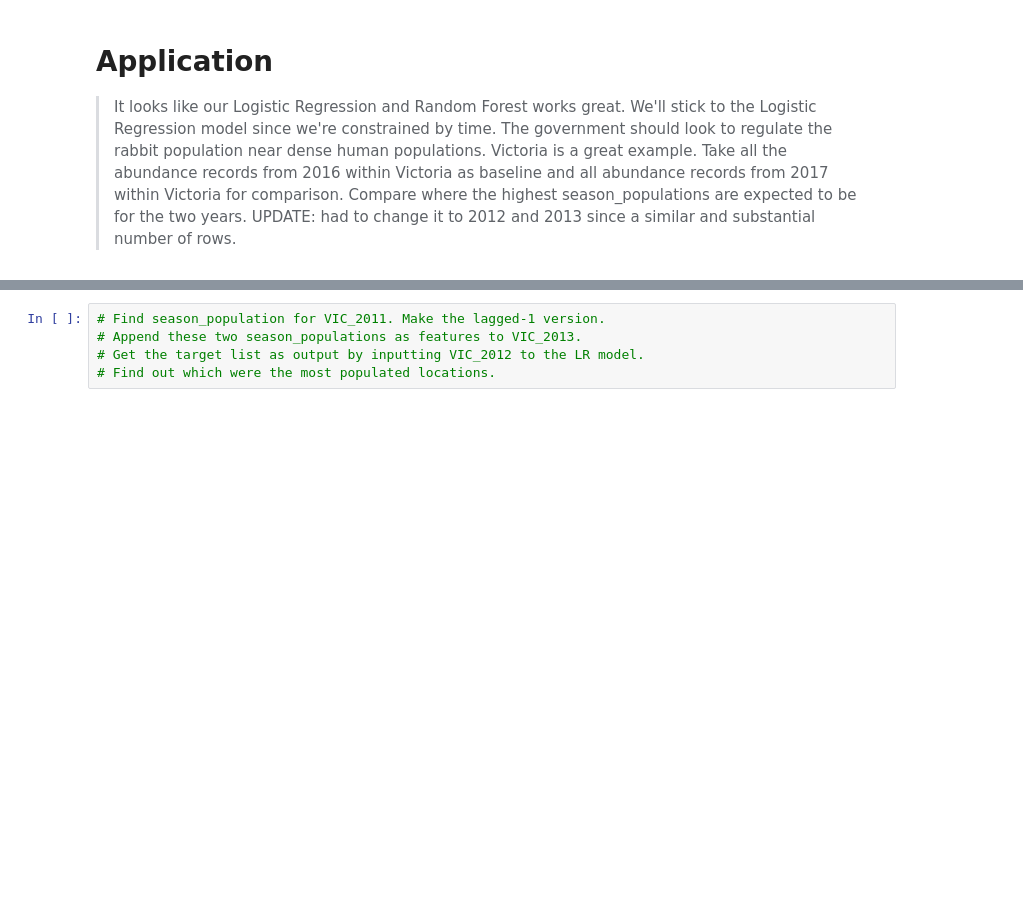
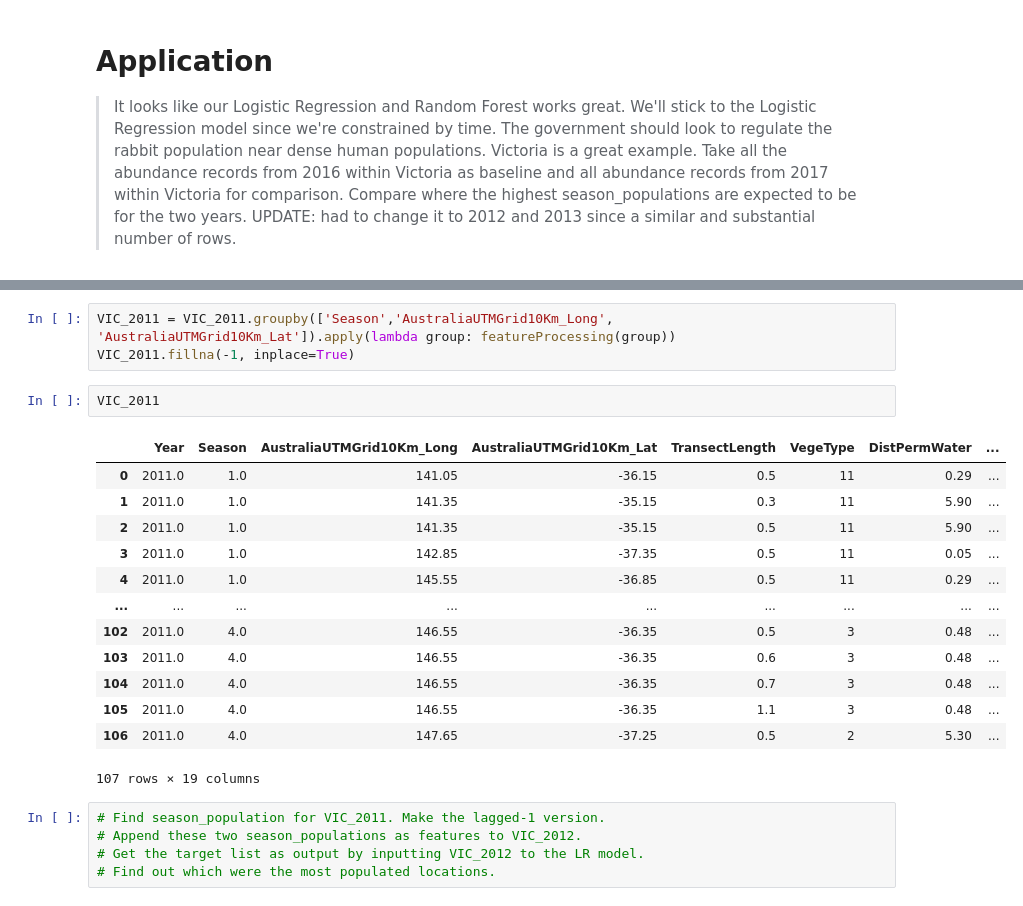
Before and after one commit to MichaelSalSail/Rabbits_ML_3HJ, a Jupyter notebook: Beware_Bunnies_Apr_19 - Edited_Dor.ipynb, the cells around one changed output, grey strips where cells are left out. Cells and saved outputs as stored; diff of their text form; blank space fills up the shorter version.

```diff
--- a/Beware_Bunnies_Apr_19 - Edited_Dor.ipynb
+++ b/Beware_Bunnies_Apr_19 - Edited_Dor.ipynb
@@ -1715,5 +1753,24 @@ The respective row counts for 2011 and 2012 in VIC are: 1859 1975
+# %%
+VIC_2011 = VIC_2011.groupby(['Season','AustraliaUTMGrid10Km_Long', 'AustraliaUTMGrid10Km_Lat']).apply(lambda group: featureProcessing(group))
+VIC_2011.fillna(-1, inplace=True)
+# %%
+VIC_2011
+# %% [output]
+|  | Year | Season | AustraliaUTMGrid10Km_Long | AustraliaUTMGrid10Km_Lat | TransectLength | VegeType | DistPermWater | ... |
+| 0 | 2011.0 | 1.0 | 141.05 | -36.15 | 0.5 | 11 | 0.29 | ... |
+| 1 | 2011.0 | 1.0 | 141.35 | -35.15 | 0.3 | 11 | 5.90 | ... |
+| 2 | 2011.0 | 1.0 | 141.35 | -35.15 | 0.5 | 11 | 5.90 | ... |
+| 3 | 2011.0 | 1.0 | 142.85 | -37.35 | 0.5 | 11 | 0.05 | ... |
+| 4 | 2011.0 | 1.0 | 145.55 | -36.85 | 0.5 | 11 | 0.29 | ... |
+| ... | ... | ... | ... | ... | ... | ... | ... | ... |
+| 102 | 2011.0 | 4.0 | 146.55 | -36.35 | 0.5 | 3 | 0.48 | ... |
+| 103 | 2011.0 | 4.0 | 146.55 | -36.35 | 0.6 | 3 | 0.48 | ... |
+| 104 | 2011.0 | 4.0 | 146.55 | -36.35 | 0.7 | 3 | 0.48 | ... |
+| 105 | 2011.0 | 4.0 | 146.55 | -36.35 | 1.1 | 3 | 0.48 | ... |
+| 106 | 2011.0 | 4.0 | 147.65 | -37.25 | 0.5 | 2 | 5.30 | ... |
+107 rows × 19 columns
 # %%
 # Find season_population for VIC_2011. Make the lagged-1 version.
-# Append these two season_populations as features to VIC_2013.
+# Append these two season_populations as features to VIC_2012.
 # Get the target list as output by inputting VIC_2012 to the LR model.
 # Find out which were the most populated locations.
```
Also changed, not shown: parts of 16 cells of this notebook.
